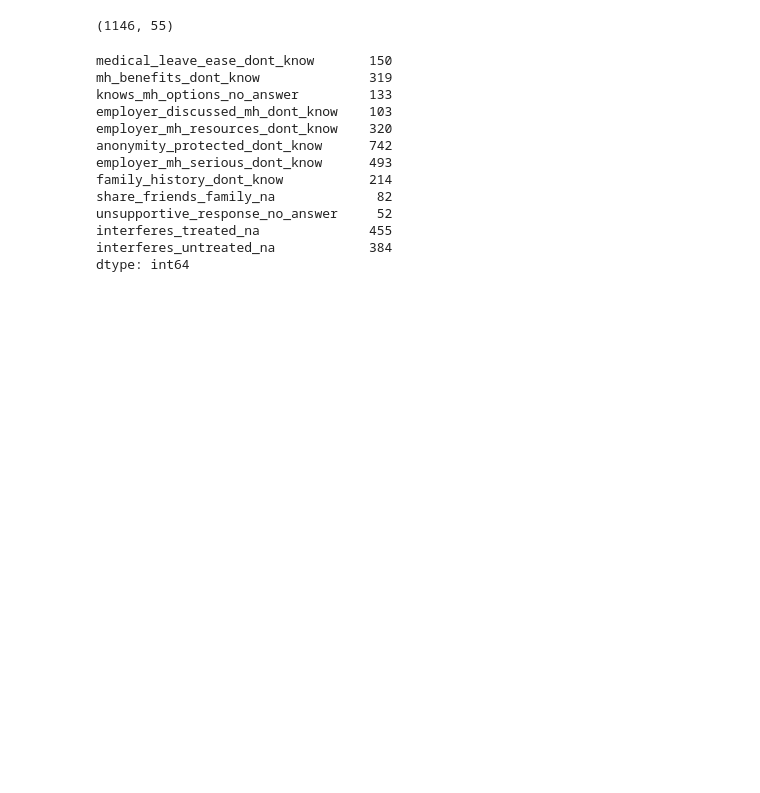
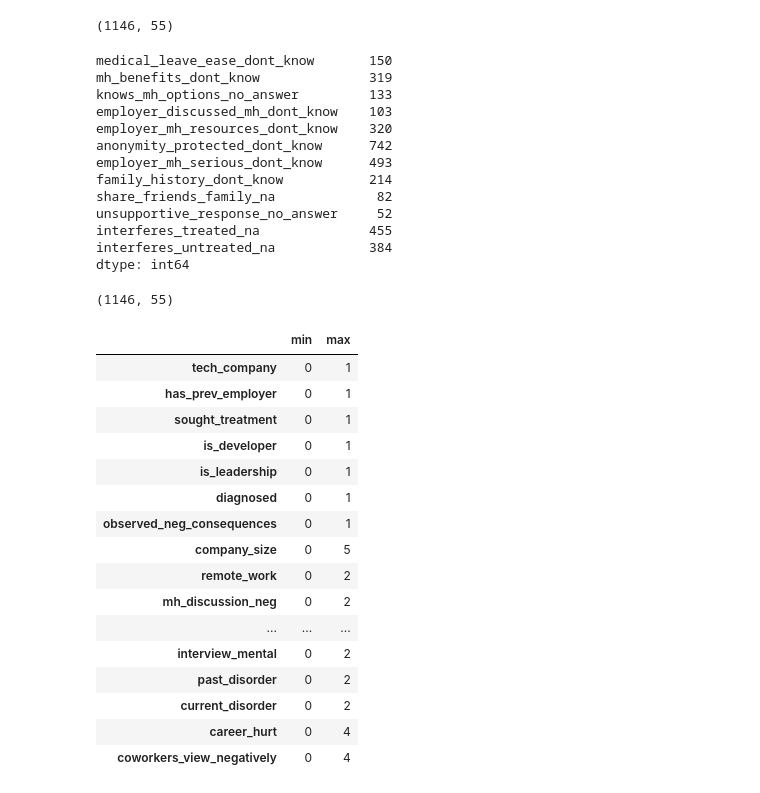
Before and after one commit to fluyid/osmi-mental-health-in-tech, a Jupyter notebook: osmi-clustering/notebooks/01_clustering.ipynb, the cells around one changed output. Cells and saved outputs as stored; diff of their text form; code cells hidden in the pictures; blank space fills up the shorter version.

Commit message:
Encode yes/no and plain ordered scales
Checks the five existing 0/1 columns and casts them to int, maps diagnosed and observed consequences to 0/1, and maps 12 ordered questions without unknown answers to 0-based scales.

```diff
--- a/osmi-clustering/notebooks/01_clustering.ipynb
+++ b/osmi-clustering/notebooks/01_clustering.ipynb
@@ -751,3 +751,54 @@ unsupportive_response_no_answer     52
 interferes_treated_na              455
 interferes_untreated_na            384
 dtype: int64
+# %%
+binary_cols = ["tech_company", "has_prev_employer", "sought_treatment", "is_developer", "is_leadership"]
+assert all(set(encoded[col].unique()) == {0, 1} for col in binary_cols)
+encoded[binary_cols] = encoded[binary_cols].astype(int)
+
+no_maybe_yes = {"No": 0, "Maybe": 1, "Yes": 2}
+
+plain_scales = {
+    "diagnosed": yes_no,
+    "observed_neg_consequences": yes_no,
+    "company_size": {"1-5": 0, "6-25": 1, "26-100": 2, "100-500": 3, "500-1000": 4, "More than 1000": 5},
+    "remote_work": {"Never": 0, "Sometimes": 1, "Always": 2},
+    "mh_discussion_neg": no_maybe_yes,
+    "ph_discussion_neg": no_maybe_yes,
+    "comfortable_coworkers": no_maybe_yes,
+    "comfortable_supervisor": no_maybe_yes,
+    "interview_physical": no_maybe_yes,
+    "interview_mental": no_maybe_yes,
+    "past_disorder": no_maybe_yes,
+    "current_disorder": no_maybe_yes,
+    "career_hurt": {"No, it has not": 0, "No, I don't think it would": 1, "Maybe": 2,
+                    "Yes, I think it would": 3, "Yes, it has": 4},
+    "coworkers_view_negatively": {"No, they do not": 0, "No, I don't think they would": 1, "Maybe": 2,
+                                  "Yes, I think they would": 3, "Yes, they do": 4},
+}
+
+for col, scale in plain_scales.items():
+    encoded[col] = encoded[col].map(scale)
+    assert encoded[col].notna().all(), f"{col}: an answer is missing from the scale"
+
+print(encoded.shape)
+encoded[binary_cols + list(plain_scales)].agg(["min", "max"]).T
+# %% [output]
+(1146, 55)
+|  | min | max |
+| tech_company | 0 | 1 |
+| has_prev_employer | 0 | 1 |
+| sought_treatment | 0 | 1 |
+| is_developer | 0 | 1 |
+| is_leadership | 0 | 1 |
+| diagnosed | 0 | 1 |
+| observed_neg_consequences | 0 | 1 |
+| company_size | 0 | 5 |
+| remote_work | 0 | 2 |
+| mh_discussion_neg | 0 | 2 |
+| ... | ... | ... |
+| interview_mental | 0 | 2 |
+| past_disorder | 0 | 2 |
+| current_disorder | 0 | 2 |
+| career_hurt | 0 | 4 |
+| coworkers_view_negatively | 0 | 4 |
```
